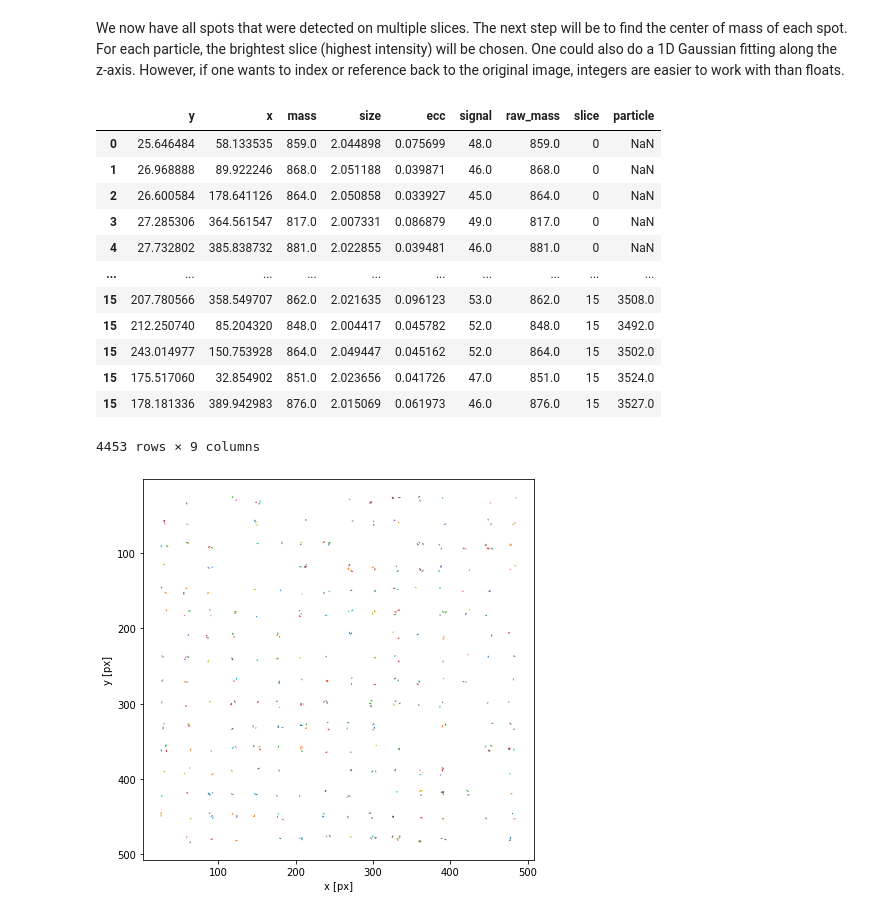
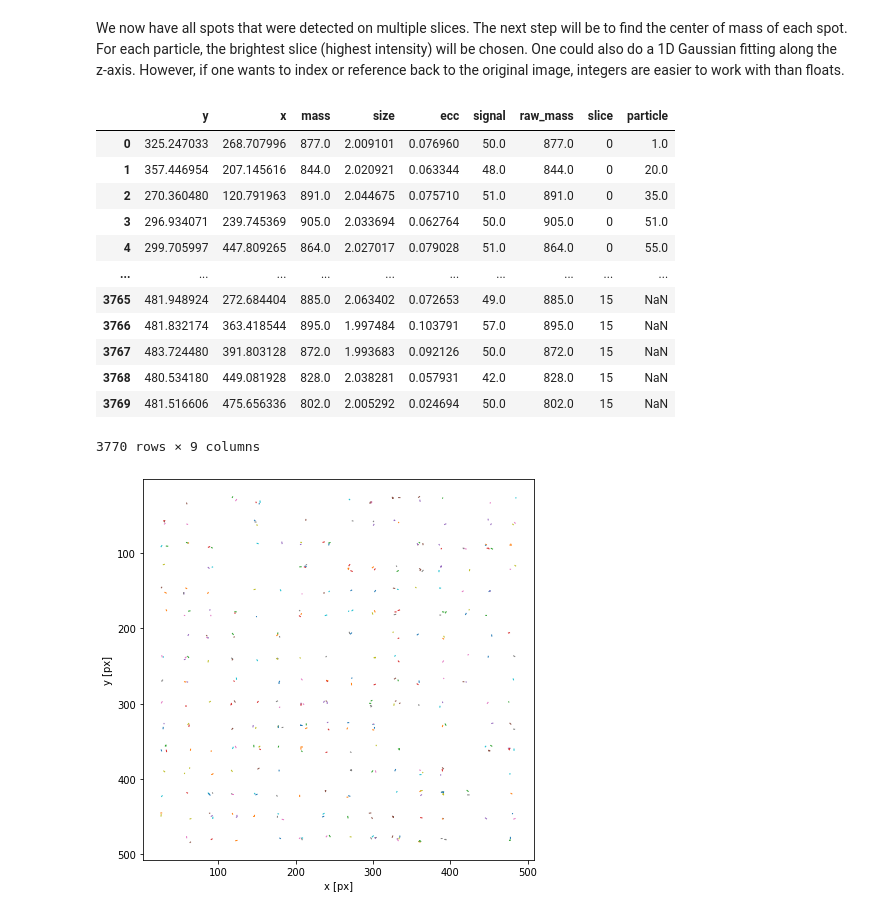
Before and after one commit to BBQuercus/deepBlink, a Jupyter notebook: examples/3d_prediction.ipynb, the cells around one changed output. Drawn from its saved outputs; the diff is of its cells as text; code cells hidden in the pictures.

```diff
--- a/examples/3d_prediction.ipynb
+++ b/examples/3d_prediction.ipynb
@@ -108,31 +108,32 @@ We now have all spots that were detected on multiple slices. The next step will
 # %%
 # Index of brightest particles
 idx = track.groupby(["particle"])["mass"].transform(max) == track["mass"]
+df_nms = track[idx]
 
-# Remove non-brightest spots from all spots
-df_clean = pd.concat(
-    [
-        df[~df.isin(track.drop(["slice"], axis=1).reset_index())]
-        .dropna()
-        .reset_index(drop=True),
-        track[idx],
-    ]
-)
+# Remove tracks from all spots
+df_without_track = df[
+    ~df.set_index(["x", "y", "slice", "mass"]).index.isin(
+        track.set_index(["x", "y", "slice", "mass"]).index
+    )
+]
+
+# Add back nms (brightest spots)
+df_clean = pd.concat([df_nms, df_without_track]).reset_index(drop=True)
 df_clean
 # %% [output]
 |  | y | x | mass | size | ecc | signal | raw_mass | slice | particle |
-| 0 | 25.646484 | 58.133535 | 859.0 | 2.044898 | 0.075699 | 48.0 | 859.0 | 0 | NaN |
-| 1 | 26.968888 | 89.922246 | 868.0 | 2.051188 | 0.039871 | 46.0 | 868.0 | 0 | NaN |
-| 2 | 26.600584 | 178.641126 | 864.0 | 2.050858 | 0.033927 | 45.0 | 864.0 | 0 | NaN |
-| 3 | 27.285306 | 364.561547 | 817.0 | 2.007331 | 0.086879 | 49.0 | 817.0 | 0 | NaN |
-| 4 | 27.732802 | 385.838732 | 881.0 | 2.022855 | 0.039481 | 46.0 | 881.0 | 0 | NaN |
+| 0 | 325.247033 | 268.707996 | 877.0 | 2.009101 | 0.076960 | 50.0 | 877.0 | 0 | 1.0 |
+| 1 | 357.446954 | 207.145616 | 844.0 | 2.020921 | 0.063344 | 48.0 | 844.0 | 0 | 20.0 |
+| 2 | 270.360480 | 120.791963 | 891.0 | 2.044675 | 0.075710 | 51.0 | 891.0 | 0 | 35.0 |
+| 3 | 296.934071 | 239.745369 | 905.0 | 2.033694 | 0.062764 | 50.0 | 905.0 | 0 | 51.0 |
+| 4 | 299.705997 | 447.809265 | 864.0 | 2.027017 | 0.079028 | 51.0 | 864.0 | 0 | 55.0 |
 | ... | ... | ... | ... | ... | ... | ... | ... | ... | ... |
-| 15 | 207.780566 | 358.549707 | 862.0 | 2.021635 | 0.096123 | 53.0 | 862.0 | 15 | 3508.0 |
-| 15 | 212.250740 | 85.204320 | 848.0 | 2.004417 | 0.045782 | 52.0 | 848.0 | 15 | 3492.0 |
-| 15 | 243.014977 | 150.753928 | 864.0 | 2.049447 | 0.045162 | 52.0 | 864.0 | 15 | 3502.0 |
-| 15 | 175.517060 | 32.854902 | 851.0 | 2.023656 | 0.041726 | 47.0 | 851.0 | 15 | 3524.0 |
-| 15 | 178.181336 | 389.942983 | 876.0 | 2.015069 | 0.061973 | 46.0 | 876.0 | 15 | 3527.0 |
+| 3765 | 481.948924 | 272.684404 | 885.0 | 2.063402 | 0.072653 | 49.0 | 885.0 | 15 | NaN |
+| 3766 | 481.832174 | 363.418544 | 895.0 | 1.997484 | 0.103791 | 57.0 | 895.0 | 15 | NaN |
+| 3767 | 483.724480 | 391.803128 | 872.0 | 1.993683 | 0.092126 | 50.0 | 872.0 | 15 | NaN |
+| 3768 | 480.534180 | 449.081928 | 828.0 | 2.038281 | 0.057931 | 42.0 | 828.0 | 15 | NaN |
+| 3769 | 481.516606 | 475.656336 | 802.0 | 2.005292 | 0.024694 | 50.0 | 802.0 | 15 | NaN |
-4453 rows × 9 columns
+3770 rows × 9 columns
 # %%
 plt.figure(figsize=(7, 7))
 tp.plot_traj(track.rename({"slice": "frame"}, axis=1));
```
Also changed, not shown: parts of 1 cell of this notebook.
